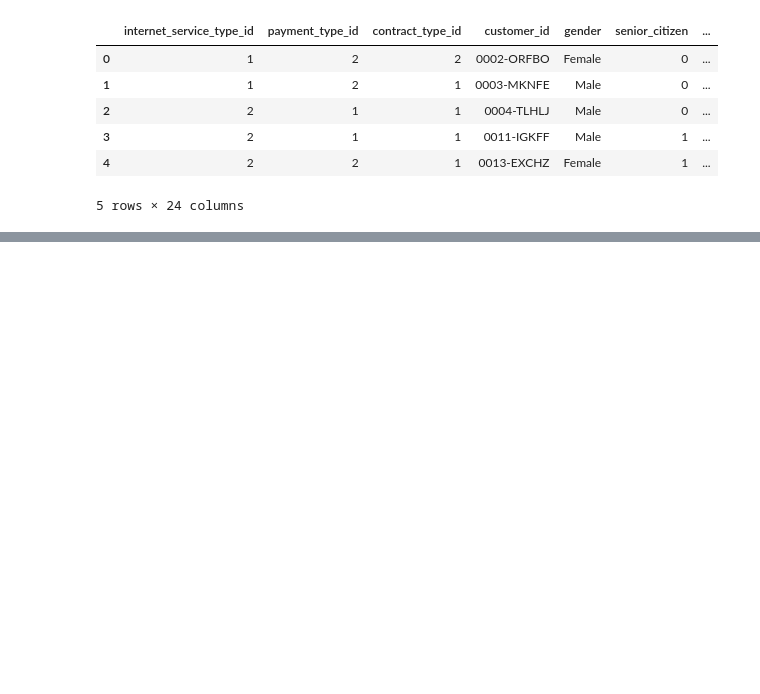
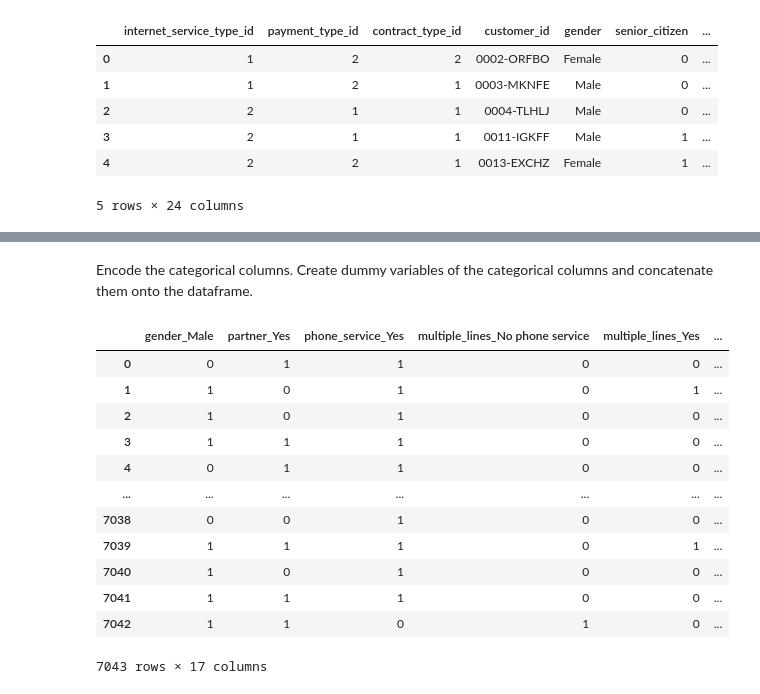
Before and after one commit to jorgellopez38/classification-exercises, a Jupyter notebook: classification_exercises.ipynb, the cells around one changed output, grey strips where cells are left out. Saved outputs shown, nothing was run; the diff lists cells and outputs as text; code cells hidden in the pictures; blank space fills up the shorter version.

```diff
--- a/classification_exercises.ipynb
+++ b/classification_exercises.ipynb
@@ -360,0 +969,22 @@ telco_df.head()
+# %% [markdown]
+Encode the categorical columns. Create dummy variables of the categorical columns and concatenate them onto the dataframe.
+# %%
+telco_dummies = pd.get_dummies(telco_df[['gender', 'partner', 'phone_service', 'multiple_lines',
+                             'online_security', 'online_backup', 'tech_support',
+                             'streaming_tv', 'streaming_movies', 'paperless_billing',
+                             'churn']], drop_first=[True])
+telco_dummies
+# %% [output]
+|  | gender_Male | partner_Yes | phone_service_Yes | multiple_lines_No phone service | multiple_lines_Yes | ... |
+| 0 | 0 | 1 | 1 | 0 | 0 | ... |
+| 1 | 1 | 0 | 1 | 0 | 1 | ... |
+| 2 | 1 | 0 | 1 | 0 | 0 | ... |
+| 3 | 1 | 1 | 1 | 0 | 0 | ... |
+| 4 | 0 | 1 | 1 | 0 | 0 | ... |
+| ... | ... | ... | ... | ... | ... | ... |
+| 7038 | 0 | 0 | 1 | 0 | 0 | ... |
+| 7039 | 1 | 1 | 1 | 0 | 1 | ... |
+| 7040 | 1 | 0 | 1 | 0 | 0 | ... |
+| 7041 | 1 | 1 | 1 | 0 | 0 | ... |
+| 7042 | 1 | 1 | 0 | 1 | 0 | ... |
+7043 rows × 17 columns
```
Also changed, not shown: parts of 95 cells of this notebook.
